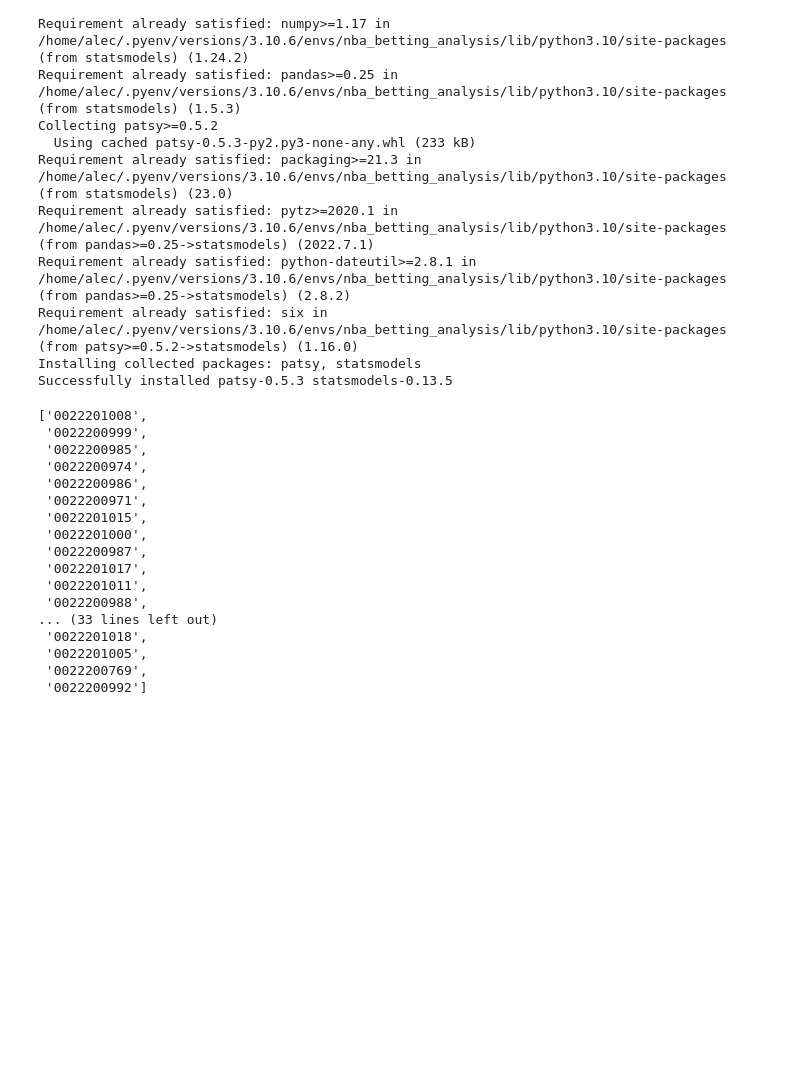
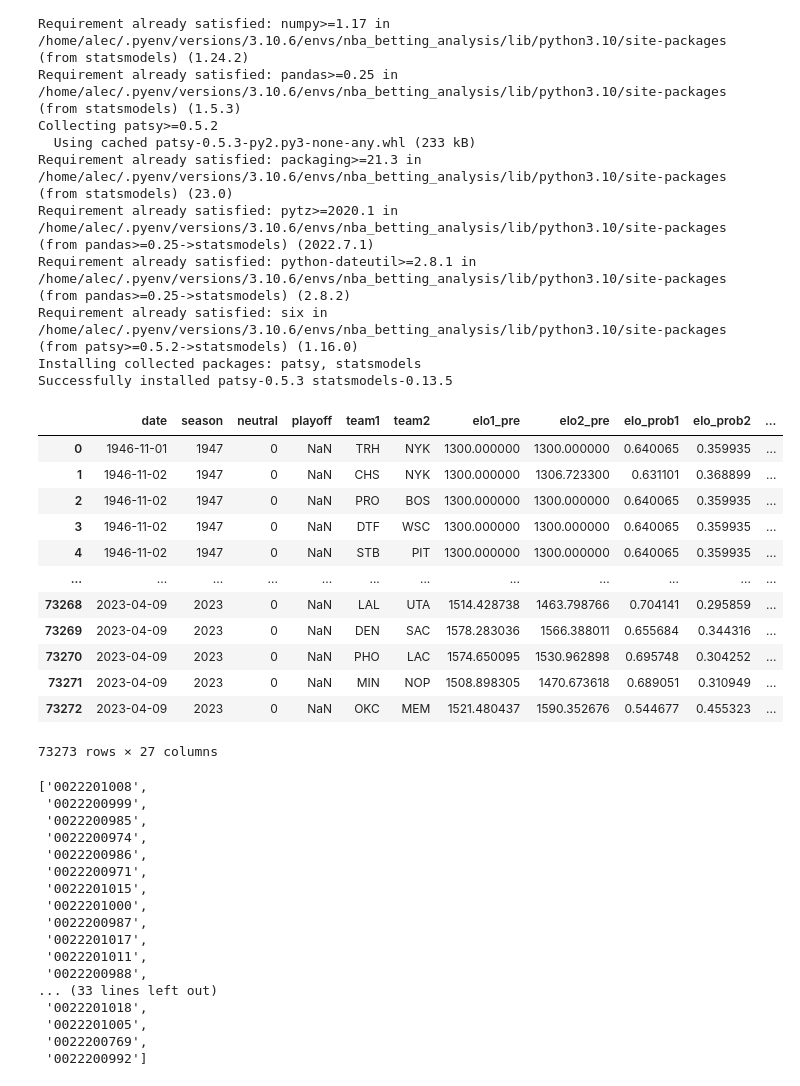
Before and after one commit to alecmatt5/nba_betting_analysis, a Jupyter notebook: backend/notebooks/alec_monday_march13.ipynb, the cells around one changed output. Saved outputs shown, nothing was run; the diff lists cells and outputs as text; code cells hidden in the pictures; blank space fills up the shorter version.

```diff
--- a/backend/notebooks/alec_monday_march13.ipynb
+++ b/backend/notebooks/alec_monday_march13.ipynb
@@ -23,6 +23,25 @@ import seaborn as sns
 import statsmodels.formula.api as smf
 from sklearn.model_selection import cross_val_score
 from datetime import datetime
+# %%
+URL = 'https://projects.fivethirtyeight.com/nba-model/nba_elo.csv'
+elo_data = pd.read_csv(URL)
+# %%
+elo_data
+# %% [output]
+|  | date | season | neutral | playoff | team1 | team2 | elo1_pre | elo2_pre | elo_prob1 | elo_prob2 | ... |
+| 0 | 1946-11-01 | 1947 | 0 | NaN | TRH | NYK | 1300.000000 | 1300.000000 | 0.640065 | 0.359935 | ... |
+| 1 | 1946-11-02 | 1947 | 0 | NaN | CHS | NYK | 1300.000000 | 1306.723300 | 0.631101 | 0.368899 | ... |
+| 2 | 1946-11-02 | 1947 | 0 | NaN | PRO | BOS | 1300.000000 | 1300.000000 | 0.640065 | 0.359935 | ... |
+| 3 | 1946-11-02 | 1947 | 0 | NaN | DTF | WSC | 1300.000000 | 1300.000000 | 0.640065 | 0.359935 | ... |
+| 4 | 1946-11-02 | 1947 | 0 | NaN | STB | PIT | 1300.000000 | 1300.000000 | 0.640065 | 0.359935 | ... |
+| ... | ... | ... | ... | ... | ... | ... | ... | ... | ... | ... | ... |
+| 73268 | 2023-04-09 | 2023 | 0 | NaN | LAL | UTA | 1514.428738 | 1463.798766 | 0.704141 | 0.295859 | ... |
+| 73269 | 2023-04-09 | 2023 | 0 | NaN | DEN | SAC | 1578.283036 | 1566.388011 | 0.655684 | 0.344316 | ... |
+| 73270 | 2023-04-09 | 2023 | 0 | NaN | PHO | LAC | 1574.650095 | 1530.962898 | 0.695748 | 0.304252 | ... |
+| 73271 | 2023-04-09 | 2023 | 0 | NaN | MIN | NOP | 1508.898305 | 1470.673618 | 0.689051 | 0.310949 | ... |
+| 73272 | 2023-04-09 | 2023 | 0 | NaN | OKC | MEM | 1521.480437 | 1590.352676 | 0.544677 | 0.455323 | ... |
+73273 rows × 27 columns
 # %%
 from nba_api.stats.endpoints import leaguegamefinder
 games = None
```
Also changed, not shown: 5 other files.
